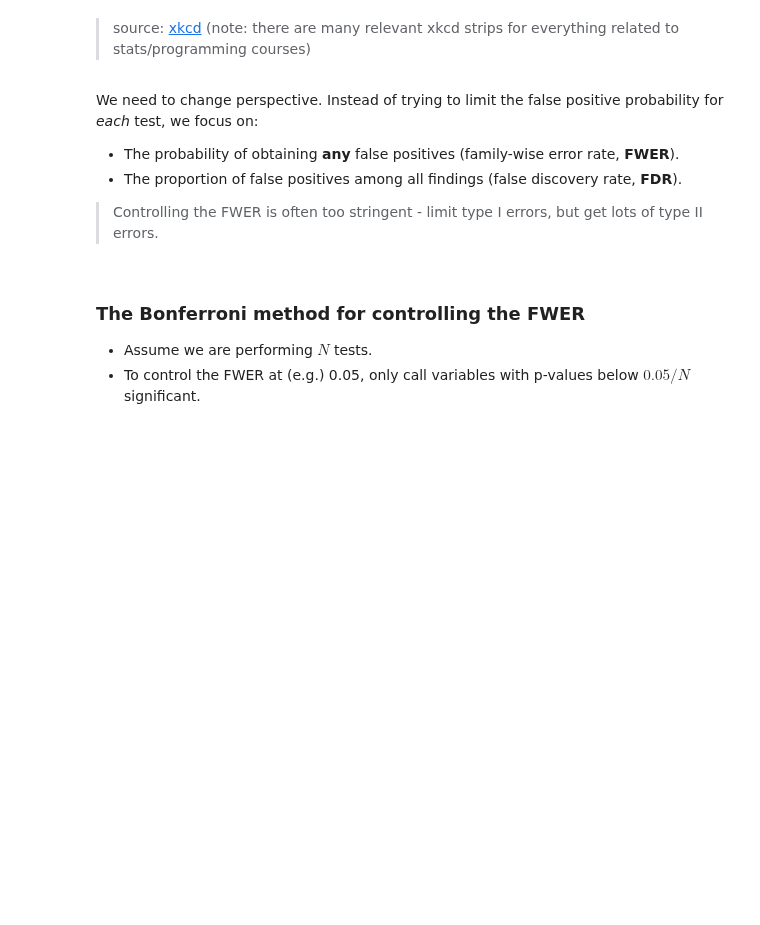
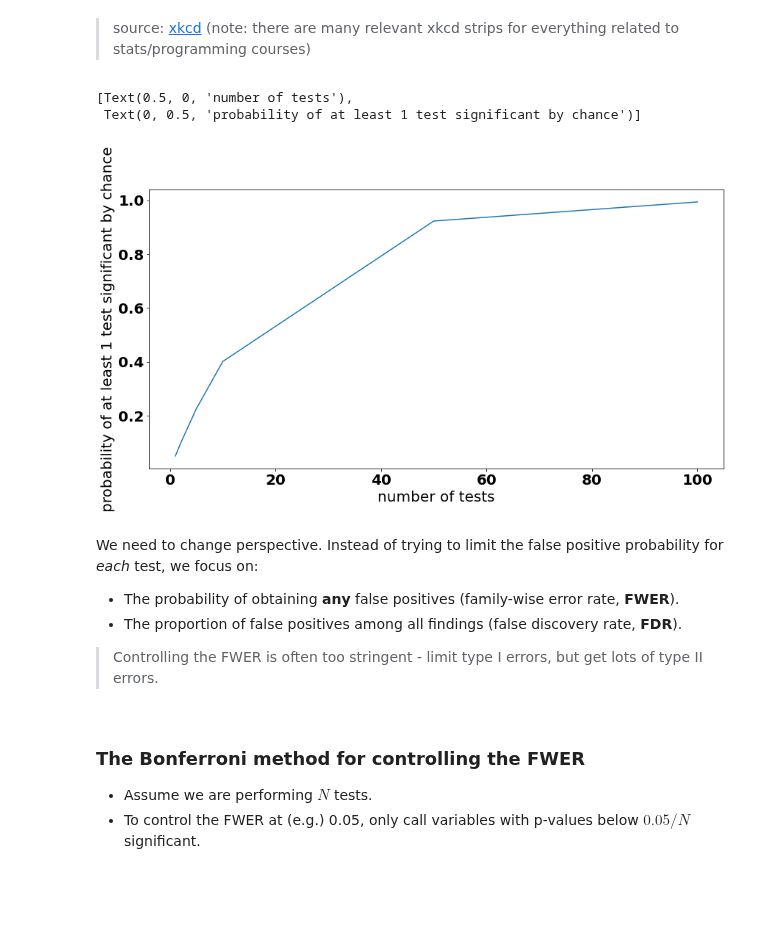
Before and after one commit to sib-swiss/intermediate-python-training, a Jupyter notebook: course1/03_statistics_with_python.ipynb, the cells around one changed output. Cells and saved outputs as stored; diff of their text form; code cells hidden in the pictures; blank space fills up the shorter version.

```diff
--- a/course1/03_statistics_with_python.ipynb
+++ b/course1/03_statistics_with_python.ipynb
@@ -315,8 +368,12 @@ Of course, this has important implication for science and the relevance of our r
 # %%
 P = np.array([1, 2, 5, 10, 50, 100])
 fig,ax=plt.subplots(figsize=(14,7))
-sns.lineplot(P, 1 - 0.95 ** P, ax=ax)
+ax.plot(P, 1 - 0.95 ** P)
 ax.set(xlabel='number of tests', ylabel='probability of at least 1 test significant by chance')
+# %% [output]
+[Text(0.5, 0, 'number of tests'),
+ Text(0, 0.5, 'probability of at least 1 test significant by chance')]
+[figure, added]
 # %% [markdown]
 
 
```
Also changed, not shown: parts of 42 cells of this notebook.
